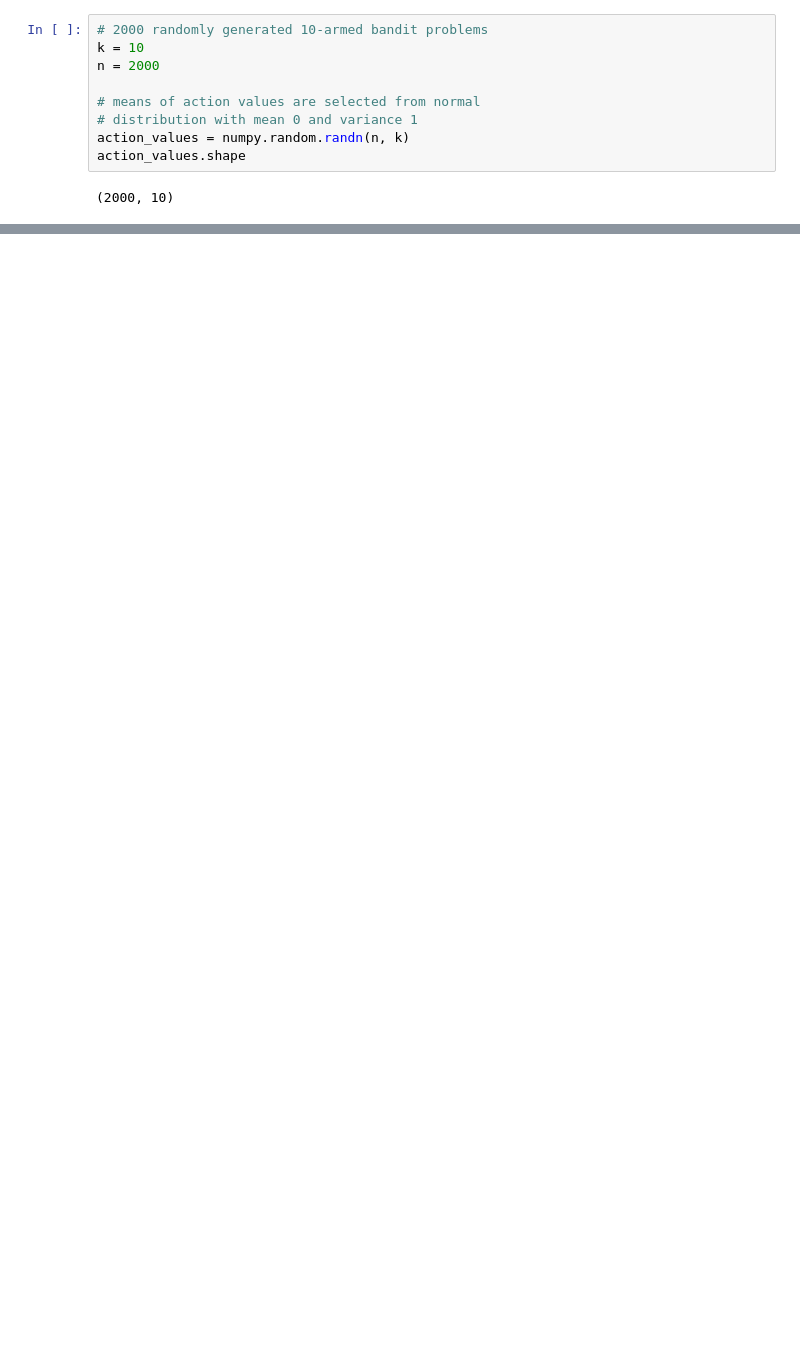
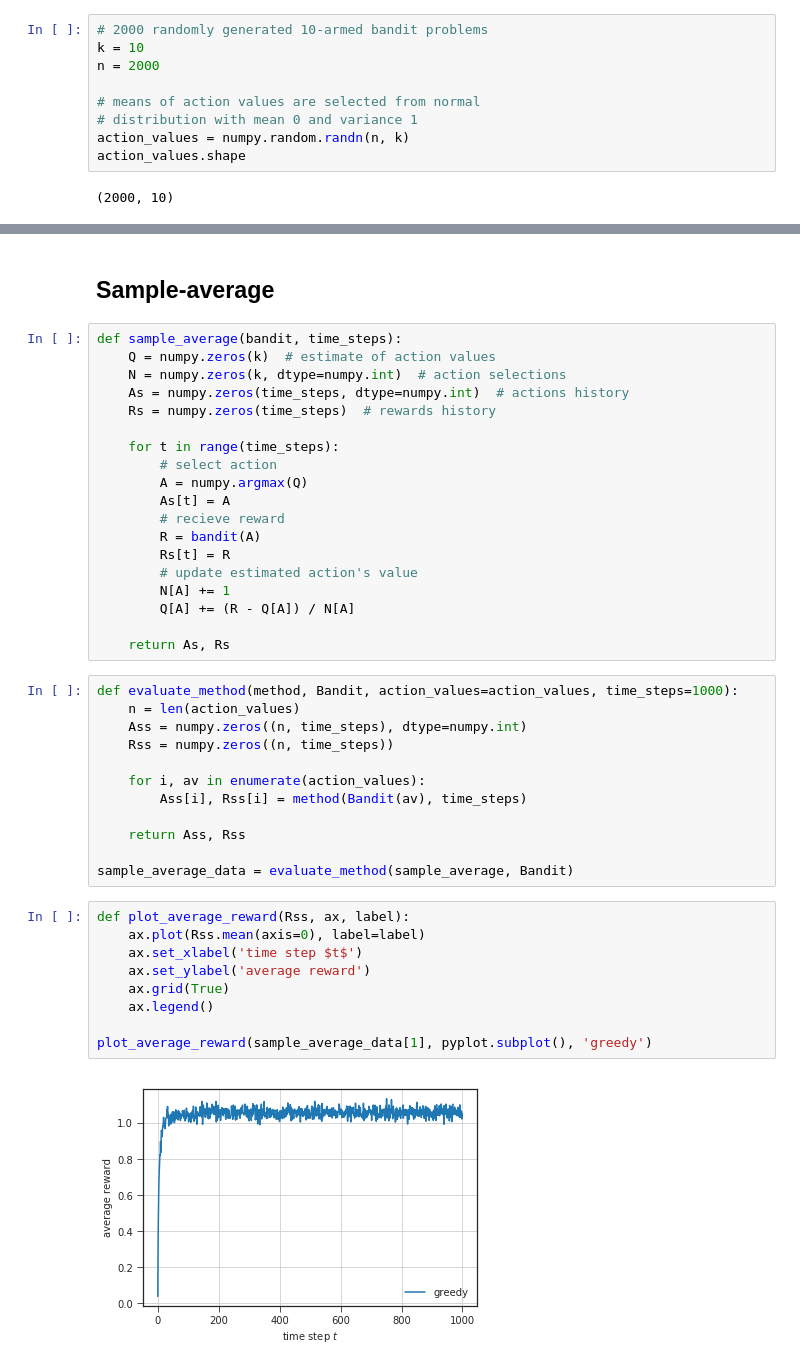
Before and after one commit to podondra/gym-rl, a Jupyter notebook: examples/10-armed-bandit.ipynb, the cells around one changed output, grey strips where cells are left out. Saved outputs shown, nothing was run; the diff lists cells and outputs as text; blank space fills up the shorter version.

Commit message:
Complete code for multi-armed bandits

```diff
--- a/examples/10-armed-bandit.ipynb
+++ b/examples/10-armed-bandit.ipynb
@@ -41,0 +45,44 @@ action_values[0, 0], bandit_reward(0, action_values[0])
+# %% [markdown]
+## Sample-average
+# %%
+def sample_average(bandit, time_steps):
+    Q = numpy.zeros(k)  # estimate of action values
+    N = numpy.zeros(k, dtype=numpy.int)  # action selections
+    As = numpy.zeros(time_steps, dtype=numpy.int)  # actions history
+    Rs = numpy.zeros(time_steps)  # rewards history
+
+    for t in range(time_steps):
+        # select action
+        A = numpy.argmax(Q)
+        As[t] = A
+        # recieve reward
+        R = bandit(A)
+        Rs[t] = R
+        # update estimated action's value
+        N[A] += 1
+        Q[A] += (R - Q[A]) / N[A]
+
+    return As, Rs
+# %%
+def evaluate_method(method, Bandit, action_values=action_values, time_steps=1000):
+    n = len(action_values)
+    Ass = numpy.zeros((n, time_steps), dtype=numpy.int)
+    Rss = numpy.zeros((n, time_steps))
+
+    for i, av in enumerate(action_values):
+        Ass[i], Rss[i] = method(Bandit(av), time_steps)
+
+    return Ass, Rss
+
+sample_average_data = evaluate_method(sample_average, Bandit)
+# %%
+def plot_average_reward(Rss, ax, label):
+    ax.plot(Rss.mean(axis=0), label=label)
+    ax.set_xlabel('time step $t$')
+    ax.set_ylabel('average reward')
+    ax.grid(True)
+    ax.legend()
+
+plot_average_reward(sample_average_data[1], pyplot.subplot(), 'greedy')
+# %% [output]
+[figure, added]
```
Also changed, not shown: parts of 27 cells of this notebook.
